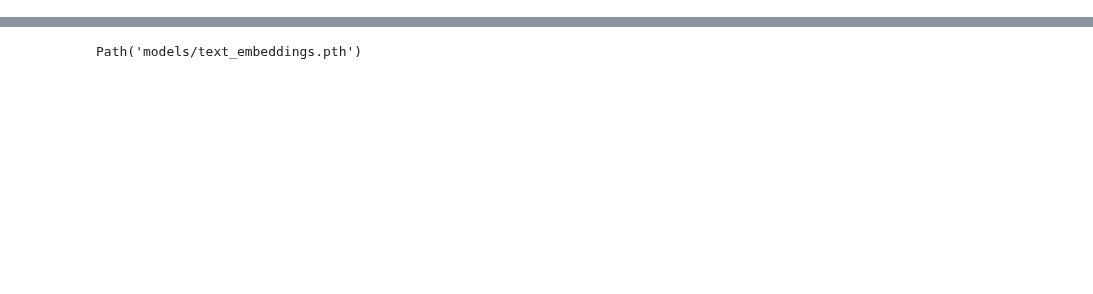
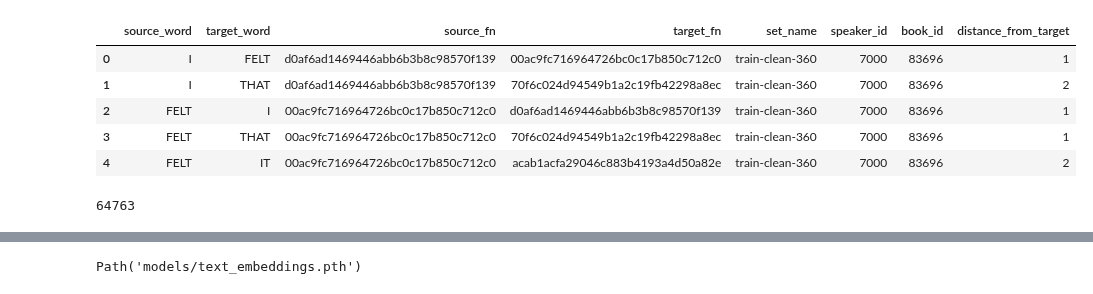
Before and after one commit to earthspecies/audio-embeddings, a Jupyter notebook: 10_train_and_evaluate_simple_text_embeddings.ipynb, the cells around one changed output, grey strips where cells are left out. Saved outputs shown, nothing was run; the diff lists cells and outputs as text; code cells hidden in the pictures; blank space fills up the shorter version.

```diff
--- a/10_train_and_evaluate_simple_text_embeddings.ipynb
+++ b/10_train_and_evaluate_simple_text_embeddings.ipynb
@@ -20,0 +21,9 @@ Wall time: 33.1 s
+# %%
+df.head()
+# %% [output]
+|  | source_word | target_word | source_fn | target_fn | set_name | speaker_id | book_id | distance_from_target |
+| 0 | I | FELT | d0af6ad1469446abb6b3b8c98570f139 | 00ac9fc716964726bc0c17b850c712c0 | train-clean-360 | 7000 | 83696 | 1 |
+| 1 | I | THAT | d0af6ad1469446abb6b3b8c98570f139 | 70f6c024d94549b1a2c19fb42298a8ec | train-clean-360 | 7000 | 83696 | 2 |
+| 2 | FELT | I | 00ac9fc716964726bc0c17b850c712c0 | d0af6ad1469446abb6b3b8c98570f139 | train-clean-360 | 7000 | 83696 | 1 |
+| 3 | FELT | THAT | 00ac9fc716964726bc0c17b850c712c0 | 70f6c024d94549b1a2c19fb42298a8ec | train-clean-360 | 7000 | 83696 | 1 |
+| 4 | FELT | IT | 00ac9fc716964726bc0c17b850c712c0 | acab1acfa29046c883b4193a4d50a82e | train-clean-360 | 7000 | 83696 | 2 |
@@ -21,2 +37,6 @@ Wall time: 33.1 s
+# %%
+len(vocab)
+# %% [output]
+64763
 # %%
 vocab = list(df.target_word.unique())
```
Also changed, not shown: parts of 13 cells of this notebook.
